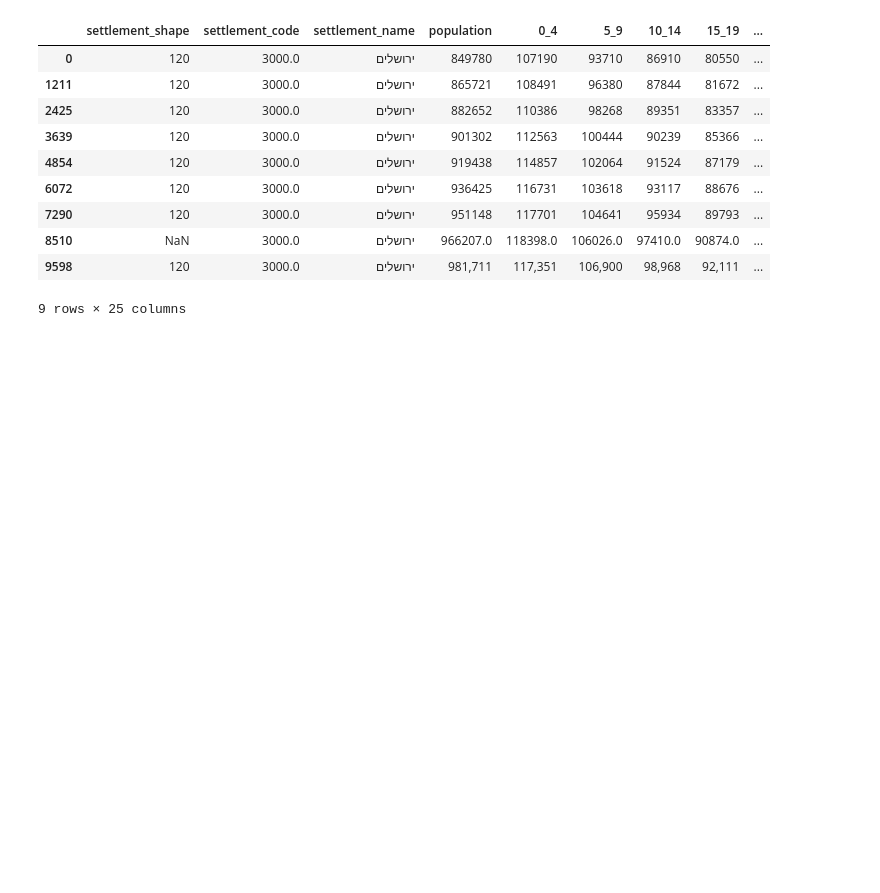
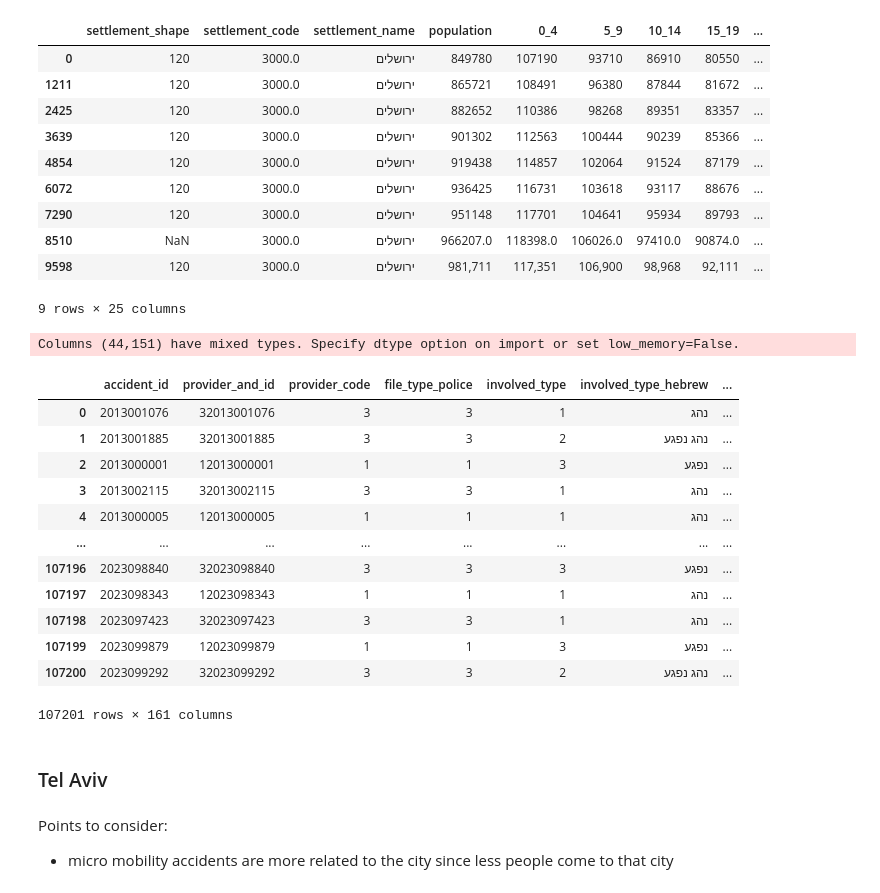
Before and after one commit to tryko/anyway, a Jupyter notebook: EDA_all_cities.ipynb, the cells around one changed output. Cells and saved outputs as stored; diff of their text form; code cells hidden in the pictures; blank space fills up the shorter version.

```diff
--- a/EDA_all_cities.ipynb
+++ b/EDA_all_cities.ipynb
@@ -225,3 +180,23 @@ all_pop[all_pop.settlement_code == 3000]
 | 8510 | NaN | 3000.0 | ירושלים | 966207.0 | 118398.0 | 106026.0 | 97410.0 | 90874.0 | ... |
 | 9598 | 120 | 3000.0 | ירושלים | 981,711 | 117,351 | 106,900 | 98,968 | 92,111 | ... |
 9 rows × 25 columns
+# %%
+imh_ta = pd.read_csv('./csv_tables/i_m_h_tel_aviv_yafo.csv')
+imh_ta
+# %% [output]
+Columns (44,151) have mixed types. Specify dtype option on import or set low_memory=False.
+|  | accident_id | provider_and_id | provider_code | file_type_police | involved_type | involved_type_hebrew | ... |
+| 0 | 2013001076 | 32013001076 | 3 | 3 | 1 | נהג | ... |
+| 1 | 2013001885 | 32013001885 | 3 | 3 | 2 | נהג נפגע | ... |
+| 2 | 2013000001 | 12013000001 | 1 | 1 | 3 | נפגע | ... |
+| 3 | 2013002115 | 32013002115 | 3 | 3 | 1 | נהג | ... |
+| 4 | 2013000005 | 12013000005 | 1 | 1 | 1 | נהג | ... |
+| ... | ... | ... | ... | ... | ... | ... | ... |
+| 107196 | 2023098840 | 32023098840 | 3 | 3 | 3 | נפגע | ... |
+| 107197 | 2023098343 | 12023098343 | 1 | 1 | 1 | נהג | ... |
+| 107198 | 2023097423 | 32023097423 | 3 | 3 | 1 | נהג | ... |
+| 107199 | 2023099879 | 12023099879 | 1 | 1 | 3 | נפגע | ... |
+| 107200 | 2023099292 | 32023099292 | 3 | 3 | 2 | נהג נפגע | ... |
+107201 rows × 161 columns
+# %% [markdown]
+### Tel Aviv
@@ -227,0 +233,3 @@ all_pop[all_pop.settlement_code == 3000]
+# %% [markdown]
+Points to consider:
+* micro mobility accidents are more related to the city since less people come to that city
```
Also changed, not shown: parts of 12 cells of this notebook, 2 other files.
